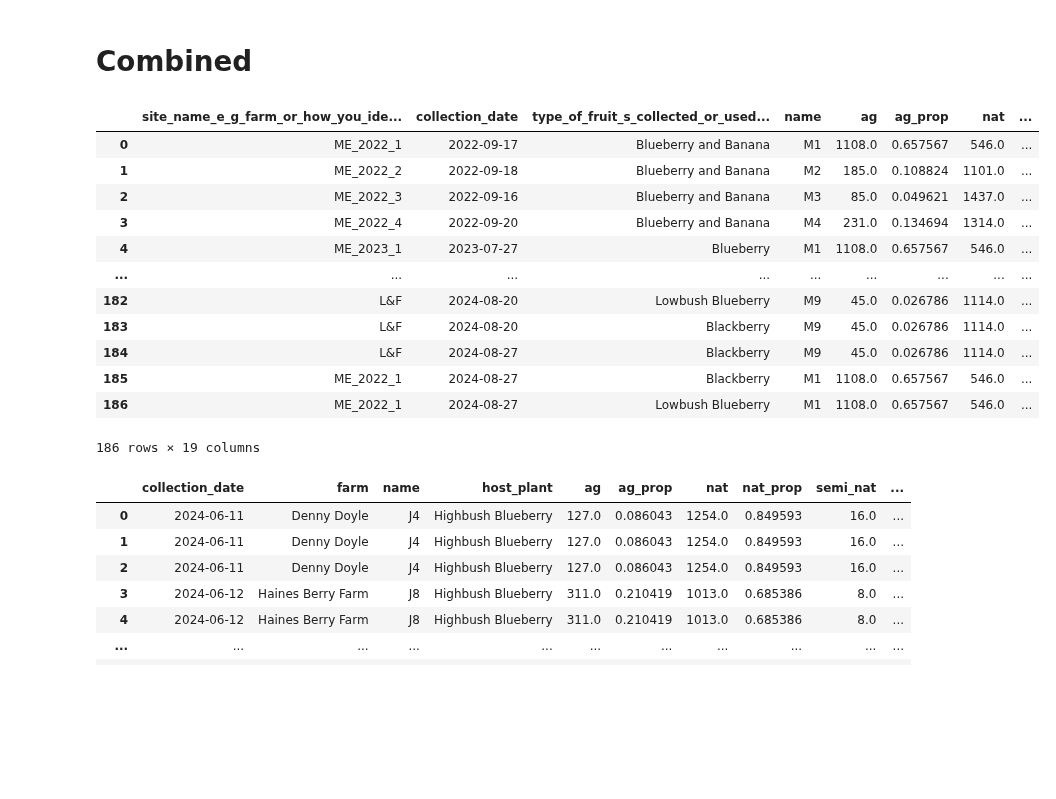
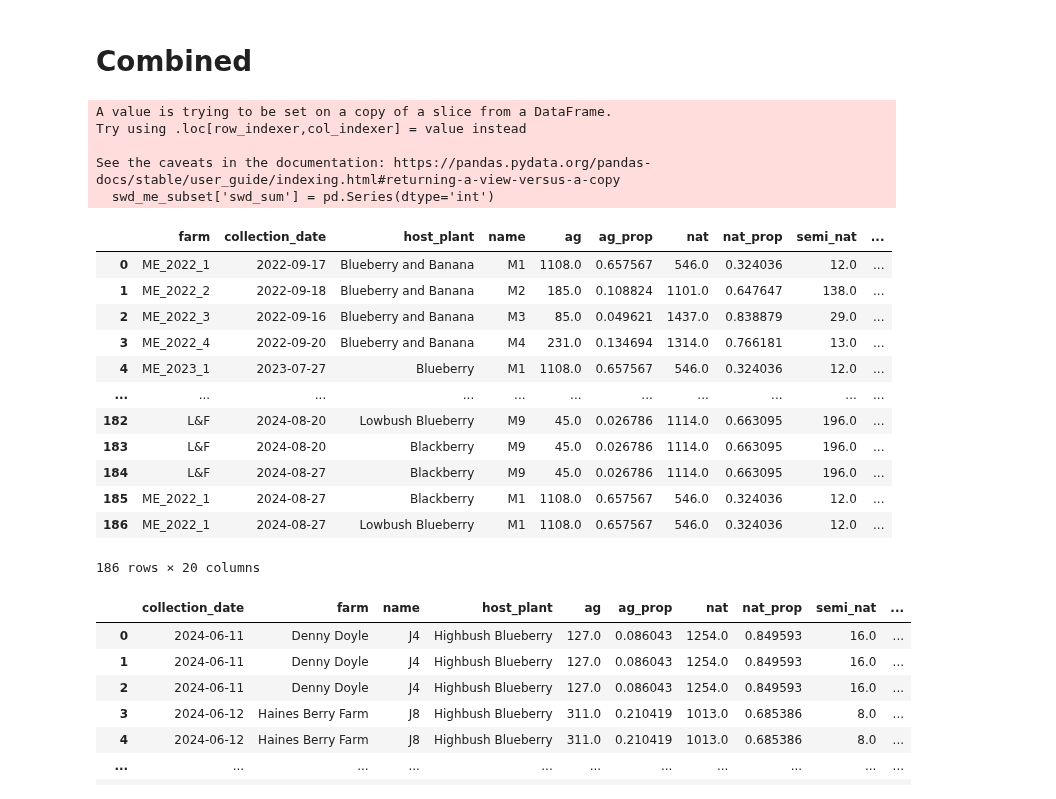
Before and after one commit to chloecho31/cornell, a Jupyter notebook: SWD/swd_analysis.ipynb, the cells around one changed output. Cells and saved outputs as stored; diff of their text form; code cells hidden in the pictures; blank space fills up the shorter version.

Commit message:
landscape data

```diff
--- a/SWD/swd_analysis.ipynb
+++ b/SWD/swd_analysis.ipynb
@@ -456,23 +456,32 @@ PearsonRResult(statistic=-0.21881767906428926, pvalue=0.002694421947888498)
 # %%
 swd_me_subset = swd_me[['site_name_e_g_farm_or_how_you_identify_this_site', 'collection_date', 'type_of_fruit_s_collected_or_used_in_sentinel',
                         'name', 'ag', 'ag_prop', 'nat', 'nat_prop', 'semi_nat',
                         'semi_nat_prop', 'dev', 'dev_prop', 'other', 'other_prop',
                         'forest_prop', 'total_nat_prop', 'buffer', 'lj_sum', 'gk_sum']]
+swd_me_subset['swd_sum'] = pd.Series(dtype='int')
+
+swd_me_subset = swd_me_subset.rename(columns={"site_name_e_g_farm_or_how_you_identify_this_site": "farm", "type_of_fruit_s_collected_or_used_in_sentinel": "host_plant"})
+
 swd_me_subset
 # %% [output]
+A value is trying to be set on a copy of a slice from a DataFrame.
+Try using .loc[row_indexer,col_indexer] = value instead
+
+See the caveats in the documentation: https://pandas.pydata.org/pandas-docs/stable/user_guide/indexing.html#returning-a-view-versus-a-copy
+  swd_me_subset['swd_sum'] = pd.Series(dtype='int')
-|  | site_name_e_g_farm_or_how_you_ide... | collection_date | type_of_fruit_s_collected_or_used... | name | ag | ag_prop | nat | ... |
-| 0 | ME_2022_1 | 2022-09-17 | Blueberry and Banana | M1 | 1108.0 | 0.657567 | 546.0 | ... |
-| 1 | ME_2022_2 | 2022-09-18 | Blueberry and Banana | M2 | 185.0 | 0.108824 | 1101.0 | ... |
-| 2 | ME_2022_3 | 2022-09-16 | Blueberry and Banana | M3 | 85.0 | 0.049621 | 1437.0 | ... |
-| 3 | ME_2022_4 | 2022-09-20 | Blueberry and Banana | M4 | 231.0 | 0.134694 | 1314.0 | ... |
-| 4 | ME_2023_1 | 2023-07-27 | Blueberry | M1 | 1108.0 | 0.657567 | 546.0 | ... |
-| ... | ... | ... | ... | ... | ... | ... | ... | ... |
-| 182 | L&F | 2024-08-20 | Lowbush Blueberry | M9 | 45.0 | 0.026786 | 1114.0 | ... |
-| 183 | L&F | 2024-08-20 | Blackberry | M9 | 45.0 | 0.026786 | 1114.0 | ... |
-| 184 | L&F | 2024-08-27 | Blackberry | M9 | 45.0 | 0.026786 | 1114.0 | ... |
-| 185 | ME_2022_1 | 2024-08-27 | Blackberry | M1 | 1108.0 | 0.657567 | 546.0 | ... |
-| 186 | ME_2022_1 | 2024-08-27 | Lowbush Blueberry | M1 | 1108.0 | 0.657567 | 546.0 | ... |
+|  | farm | collection_date | host_plant | name | ag | ag_prop | nat | nat_prop | semi_nat | ... |
+| 0 | ME_2022_1 | 2022-09-17 | Blueberry and Banana | M1 | 1108.0 | 0.657567 | 546.0 | 0.324036 | 12.0 | ... |
+| 1 | ME_2022_2 | 2022-09-18 | Blueberry and Banana | M2 | 185.0 | 0.108824 | 1101.0 | 0.647647 | 138.0 | ... |
+| 2 | ME_2022_3 | 2022-09-16 | Blueberry and Banana | M3 | 85.0 | 0.049621 | 1437.0 | 0.838879 | 29.0 | ... |
+| 3 | ME_2022_4 | 2022-09-20 | Blueberry and Banana | M4 | 231.0 | 0.134694 | 1314.0 | 0.766181 | 13.0 | ... |
+| 4 | ME_2023_1 | 2023-07-27 | Blueberry | M1 | 1108.0 | 0.657567 | 546.0 | 0.324036 | 12.0 | ... |
+| ... | ... | ... | ... | ... | ... | ... | ... | ... | ... | ... |
+| 182 | L&F | 2024-08-20 | Lowbush Blueberry | M9 | 45.0 | 0.026786 | 1114.0 | 0.663095 | 196.0 | ... |
+| 183 | L&F | 2024-08-20 | Blackberry | M9 | 45.0 | 0.026786 | 1114.0 | 0.663095 | 196.0 | ... |
+| 184 | L&F | 2024-08-27 | Blackberry | M9 | 45.0 | 0.026786 | 1114.0 | 0.663095 | 196.0 | ... |
+| 185 | ME_2022_1 | 2024-08-27 | Blackberry | M1 | 1108.0 | 0.657567 | 546.0 | 0.324036 | 12.0 | ... |
+| 186 | ME_2022_1 | 2024-08-27 | Lowbush Blueberry | M1 | 1108.0 | 0.657567 | 546.0 | 0.324036 | 12.0 | ... |
-186 rows × 19 columns
+186 rows × 20 columns
 # %%
 swd_nj_subset = swd_nj[['collection_date', 'farm', 'name', 'host_plant', 'ag', 'ag_prop', 'nat',
        'nat_prop', 'semi_nat', 'semi_nat_prop', 'dev', 'dev_prop', 'other',
```
Also changed, not shown: parts of 20 cells of this notebook, 22 other files.
